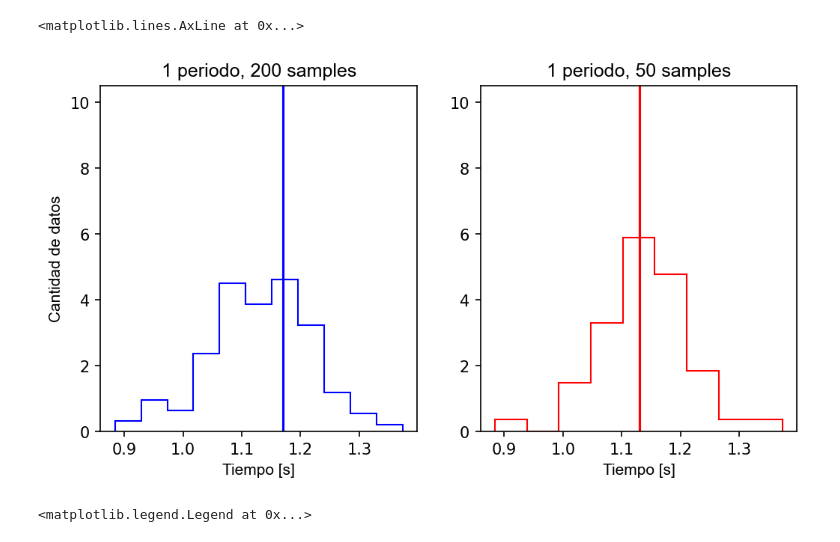
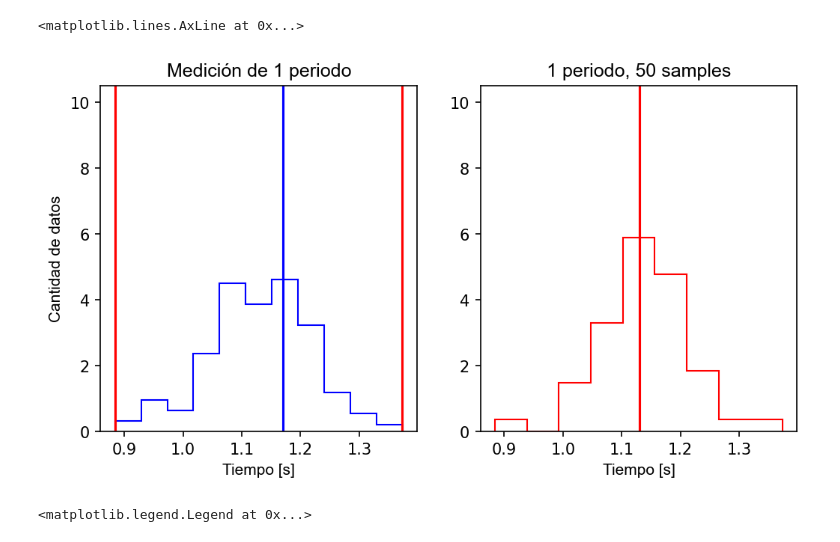
Before and after one commit to juliansjk/labo1-clase2, a Jupyter notebook: Clase_2.ipynb, the cells around one changed output. Drawn from its saved outputs; the diff is of its cells as text; code cells hidden in the pictures.

```diff
--- a/Clase_2.ipynb
+++ b/Clase_2.ipynb
@@ -4,35 +4,41 @@ import matplotlib.pyplot as plt
 
 datos = np.loadtxt("1periodo.txt", skiprows=1)
 
 datos_cortados = datos[datos > 0.8]
 # datos_cortados = datos_cortados[datos_cortados < 1.26]
 
 plt.figure(figsize=(8,4),dpi=150) #va primero
 
 plt.subplot(1,2,1)
 plt.hist(datos_cortados, bins=11, histtype="step", density=True, color="b", label="200 mediciones")
 
-plt.title("1 periodo, 200 samples",fontdict={'fontname':'Arial', 'fontsize':12})
+
+# plt.rcParams["axes.spines.top"] = True
+# plt.rcParams["axes.spines.right"] = True
+
+plt.title("Medición de 1 periodo",fontdict={'fontname':'Arial', 'fontsize':12})
 plt.axline( (1.17 , 0) , (1.17 , 10), c='b')
+plt.axline( (.885 , 0) , (.885 , 10), c='r')
+plt.axline( (1.373 , 0) , (1.373 , 10), c='r')
 plt.ylabel("Cantidad de datos" ,fontdict={'fontname':'Arial'})
 plt.xlabel("Tiempo [s]" ,fontdict={'fontname':'Arial'})
 
 plt.subplot(1,2,2)
 plt.hist(datos_cortados[0:50], bins=9, histtype="step", density=True, color="r")
 
 
 plt.title("1 periodo, 50 samples",fontdict={'fontname':'Arial','fontsize':12})
 # plt.ylabel("Cantidad de datos" ,fontdict={'fontname':'Arial'})
 plt.xlabel("Tiempo [s]" ,fontdict={'fontname':'Arial'})
 plt.axline( (1.13 , 0) , (1.13 , 10), c='r')
 # plt.xlim([1.05,1.2])
 
 
 # plt.xticks([1.1])     manualmente decidis donde se marca el axe
 # plt.savefig('nombre.png',dpi=300)
 # %% [output]
 <matplotlib.lines.AxLine at 0x...>
-[figure, old version]
+[figure, new version]
 # %%
 datos_2 = np.loadtxt("datos_p2.txt",delimiter=" ", skiprows=1)
 
```
Also changed, not shown: parts of 2 cells of this notebook.
